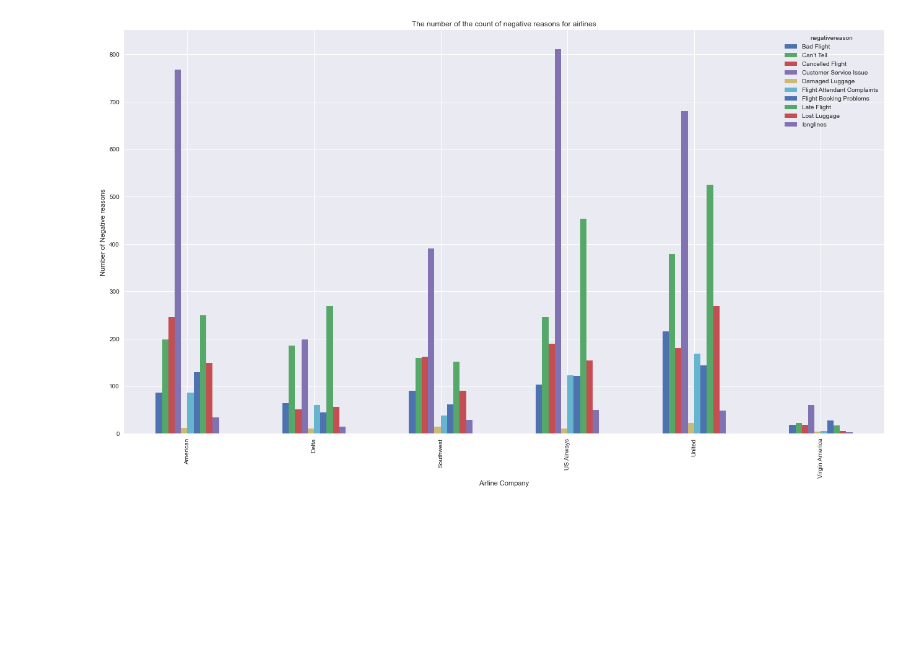
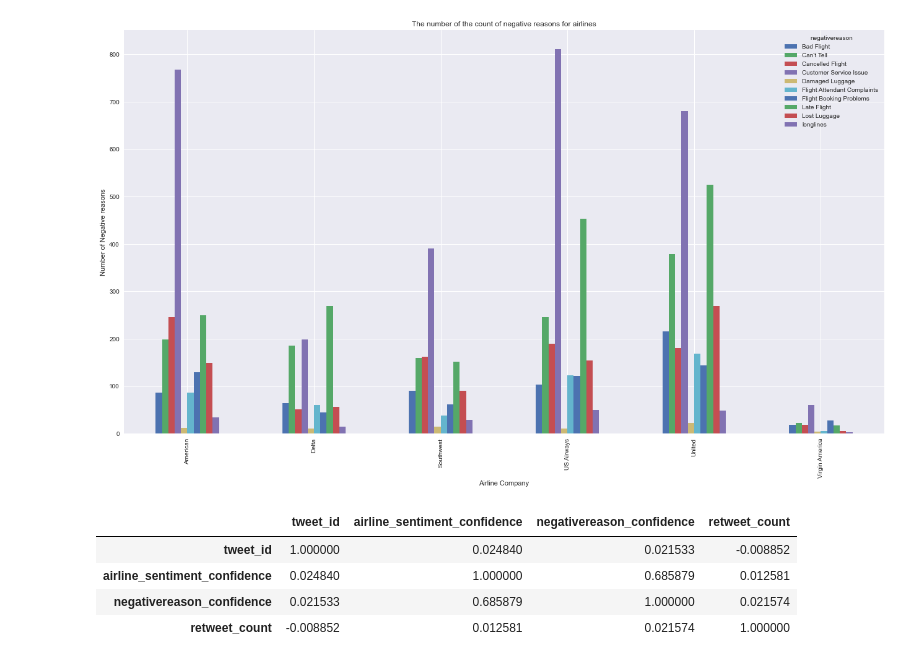
Before and after one commit to abideen-olawuwo/airline-twitter-sentiment, a Jupyter notebook: airline_sentimental_analysis.ipynb, the cells around one changed output. Saved outputs shown, nothing was run; the diff lists cells and outputs as text; code cells hidden in the pictures; blank space fills up the shorter version.

```diff
--- a/airline_sentimental_analysis.ipynb
+++ b/airline_sentimental_analysis.ipynb
@@ -217,3 +217,11 @@ plt.title("The number of the count of negative reasons for airlines")
 plt.show()
 # %% [output]
 [figure]
+# %%
+df.corr()
+# %% [output]
+|  | tweet_id | airline_sentiment_confidence | negativereason_confidence | retweet_count |
+| tweet_id | 1.000000 | 0.024840 | 0.021533 | -0.008852 |
+| airline_sentiment_confidence | 0.024840 | 1.000000 | 0.685879 | 0.012581 |
+| negativereason_confidence | 0.021533 | 0.685879 | 1.000000 | 0.021574 |
+| retweet_count | -0.008852 | 0.012581 | 0.021574 | 1.000000 |
```
Also changed, not shown: parts of 1 cell of this notebook.
